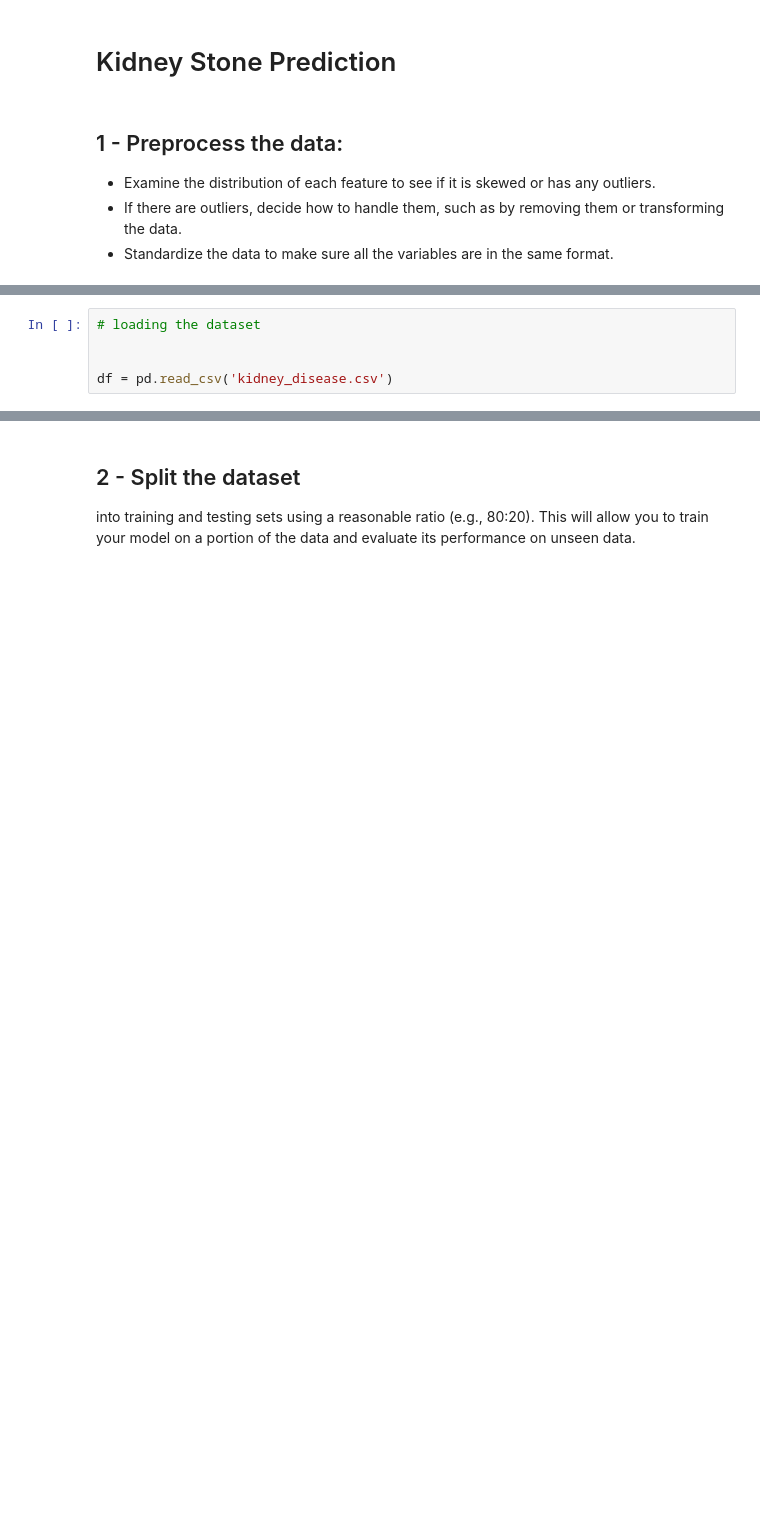
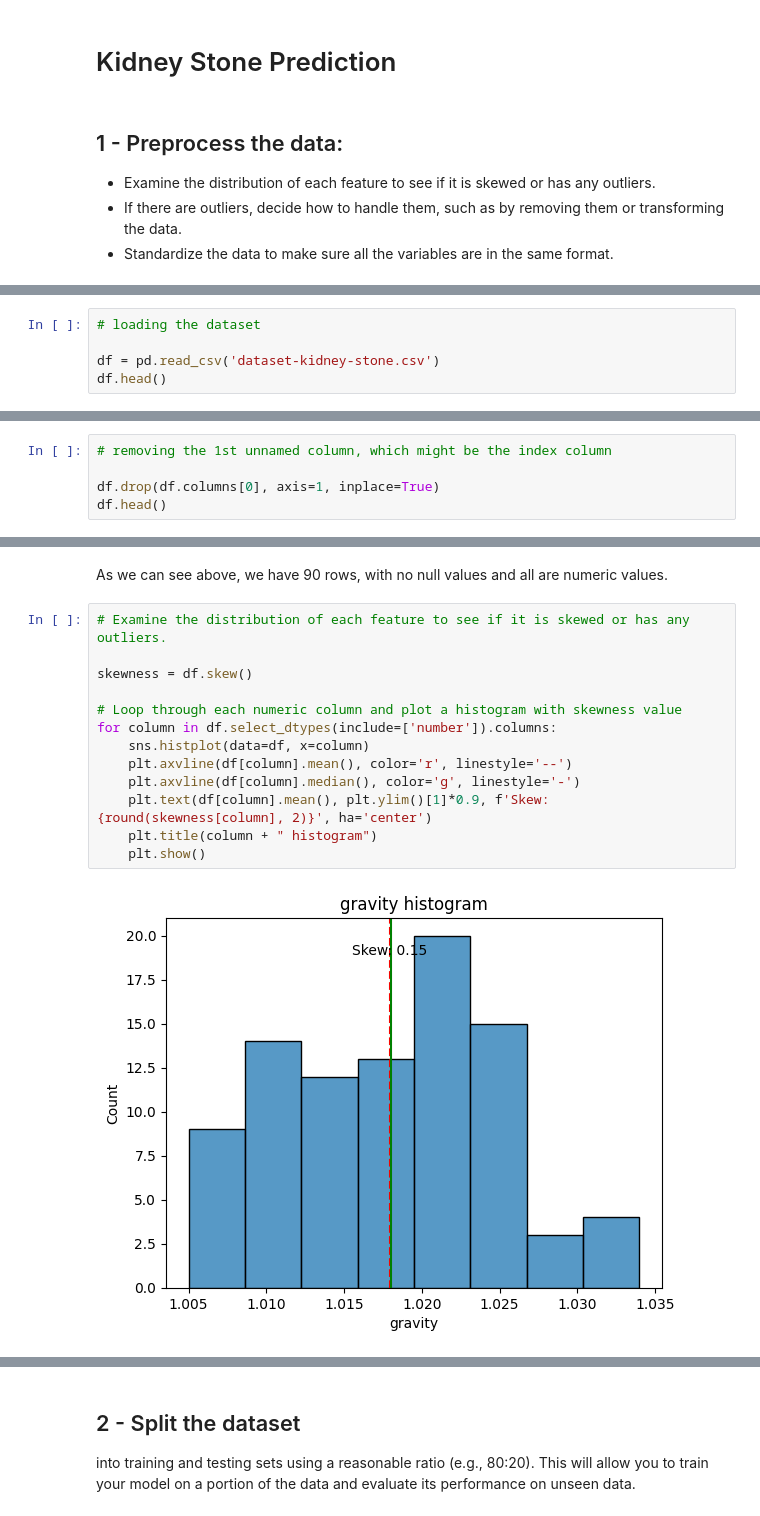
Before and after one commit to j33l/Kidney-Stone-Prediction, a Jupyter notebook: kidneyStonePrediction.ipynb, the cells around one changed output, grey strips where cells are left out. Cells and saved outputs as stored; diff of their text form; blank space fills up the shorter version.

```diff
--- a/kidneyStonePrediction.ipynb
+++ b/kidneyStonePrediction.ipynb
@@ -18,5 +16,5 @@ ModuleNotFoundError: No module named 'pandas'
 # %%
 # loading the dataset
 
-
-df = pd.read_csv('kidney_disease.csv')
+df = pd.read_csv('dataset-kidney-stone.csv')
+df.head()
@@ -22,0 +28,5 @@ df = pd.read_csv('kidney_disease.csv')
+# %%
+# removing the 1st unnamed column, which might be the index column
+
+df.drop(df.columns[0], axis=1, inplace=True)
+df.head()
@@ -22,0 +57,17 @@ df = pd.read_csv('kidney_disease.csv')
+# %% [markdown]
+As we can see above, we have 90 rows, with no null values and all are numeric values.
+# %%
+# Examine the distribution of each feature to see if it is skewed or has any outliers.
+
+skewness = df.skew()
+
+# Loop through each numeric column and plot a histogram with skewness value
+for column in df.select_dtypes(include=['number']).columns:
+    sns.histplot(data=df, x=column)
+    plt.axvline(df[column].mean(), color='r', linestyle='--')
+    plt.axvline(df[column].median(), color='g', linestyle='-')
+    plt.text(df[column].mean(), plt.ylim()[1]*0.9, f'Skew: {round(skewness[column], 2)}', ha='center')
+    plt.title(column + " histogram")
+    plt.show()
+# %% [output]
+[figure, added]
```
Also changed, not shown: parts of 17 cells of this notebook.
